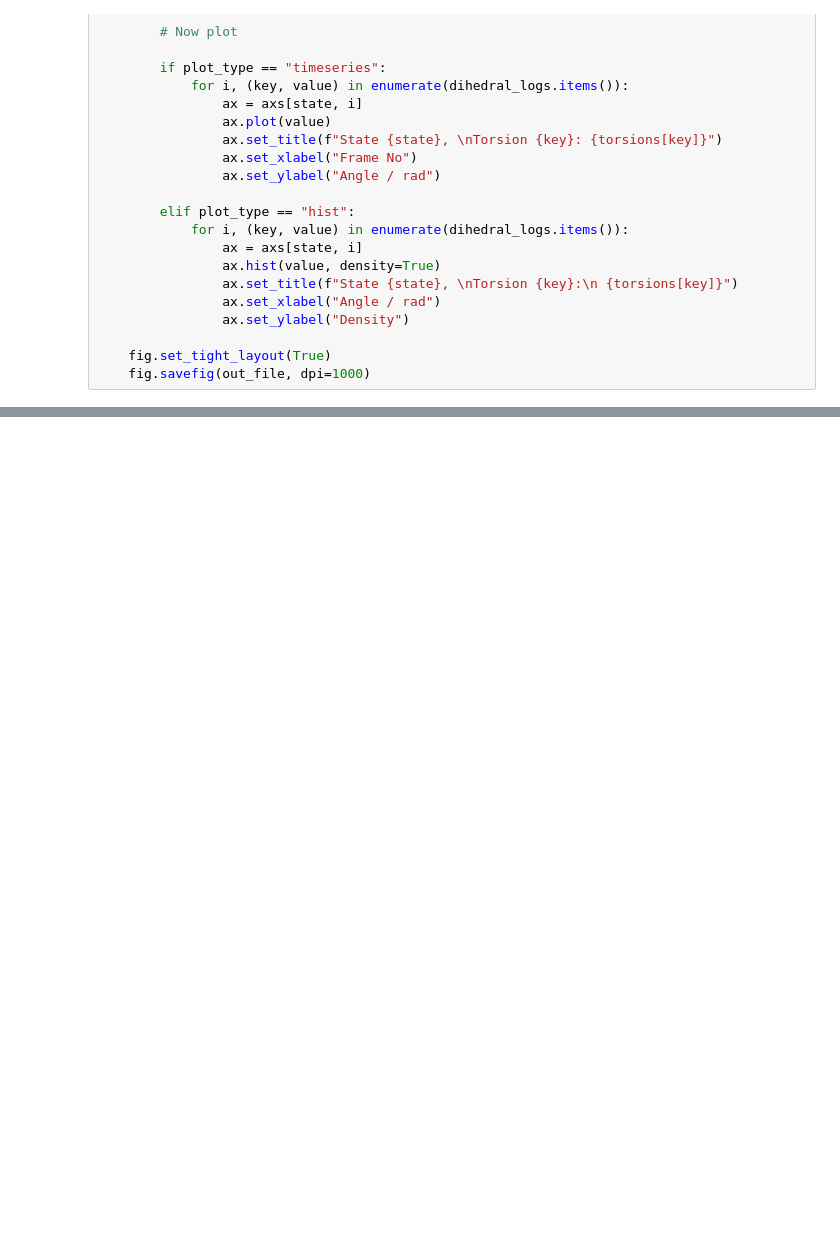
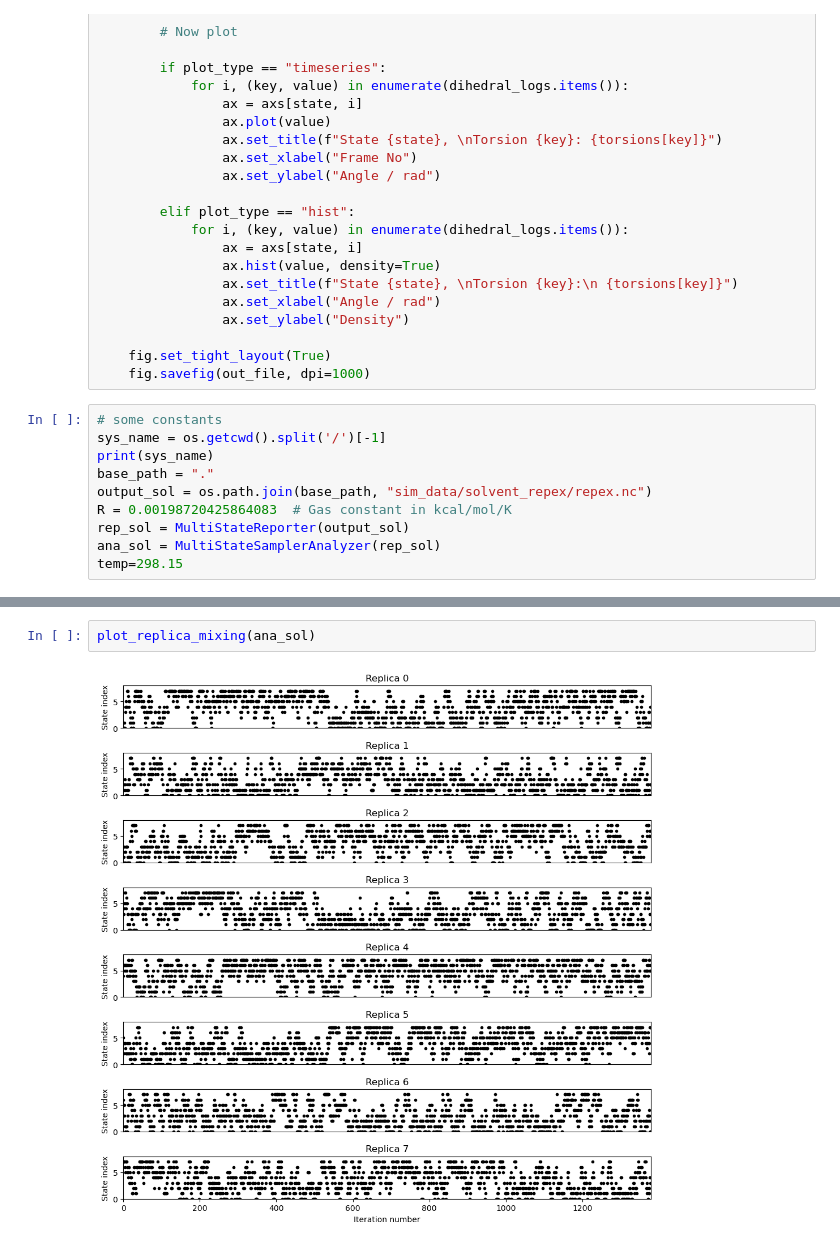
Before and after one commit to jharrymoore/mace-md-examples, a Jupyter notebook: repex_analysis.ipynb, the cells around one changed output, grey strips where cells are left out. Drawn from its saved outputs; the diff is of its cells as text; blank space fills up the shorter version.

Commit message:
update files + repex analysis

```diff
--- a/repex_analysis.ipynb
+++ b/repex_analysis.ipynb
@@ -624,3 +624,13 @@ def plot_torsions(pdb_file, path_nc, analyser, out_file,
 
     fig.set_tight_layout(True)
     fig.savefig(out_file, dpi=1000)
+# %%
+# some constants
+sys_name = os.getcwd().split('/')[-1]
+print(sys_name)
+base_path = "."
+output_sol = os.path.join(base_path, "sim_data/solvent_repex/repex.nc")
+R = 0.00198720425864083  # Gas constant in kcal/mol/K
+rep_sol = MultiStateReporter(output_sol)
+ana_sol = MultiStateSamplerAnalyzer(rep_sol)
+temp=298.15
@@ -626,0 +641,4 @@ def plot_torsions(pdb_file, path_nc, analyser, out_file,
+# %%
+plot_replica_mixing(ana_sol)
+# %% [output]
+[figure, added]
```
Also changed, not shown: parts of 3 cells of this notebook, 18 other files.
